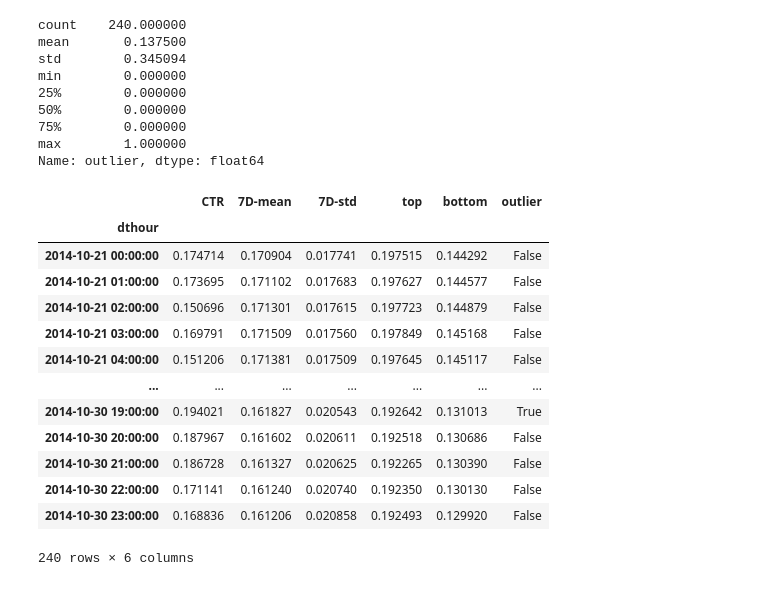
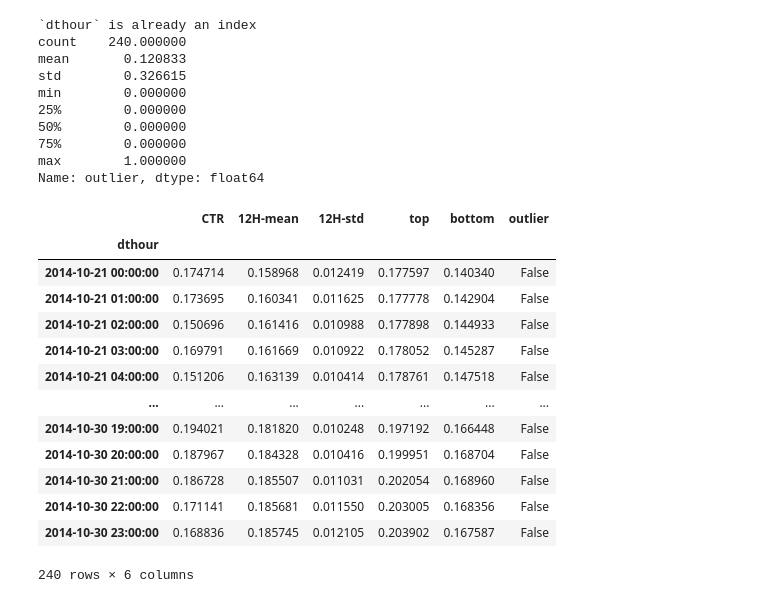
Before and after one commit to nocibambi/adverity-ctr-challenge, a Jupyter notebook: outlier_detection.ipynb, the cells around one changed output. Drawn from its saved outputs; the diff is of its cells as text; code cells hidden in the pictures.

```diff
--- a/outlier_detection.ipynb
+++ b/outlier_detection.ipynb
@@ -47,27 +130,70 @@ hourly["outlier"] = (hourly["CTR"] > hourly["top"]) | (
+# %%
+def plot_outliers(hourly):
+    try:
+        hourly.reset_index("dthour", inplace=True)
+    except KeyError:
+        print("`dthour` is already a column")
+
+    points = (
+        alt.Chart(hourly)
+        .mark_point()
+        .encode(
+            x="dthour:T",
+            y=alt.Y("CTR:Q", scale=alt.Scale(zero=False)),
+            color=alt.Color("outlier:N"),
+            tooltip=["dthour:T", "CTR", "outlier"],
+        )
+    )
+
+    lines = alt.layer(
+        alt.Chart(hourly)
+        .mark_line(opacity=0.5, color="grey")
+        .encode(x="dthour:T", y="CTR:Q"),
+        alt.Chart(hourly)
+        .mark_line(opacity=0.5, color="red")
+        .encode(x="dthour:T", y=f"{window}-mean:Q"),
+        alt.Chart(hourly)
+        .mark_area(opacity=0.2)
+        .encode(x="dthour:T", y="top:Q", y2="bottom:Q"),
+    )
+
+    (points + lines).properties(title="CTR Outliers", width=600, height=150).display()
 # %%
+window = "12H"
+
+hourly = rolling_metrics(hourly, window)
+hourly = define_outliers(hourly, window)
+
 print(hourly["outlier"].astype(int).describe())
-hourly.loc[:, ["CTR", f"{window}-mean", f"{window}-std", "top", "bottom", "outlier"]]
+display(
+    hourly.loc[
+        :, ["CTR", f"{window}-mean", f"{window}-std", "top", "bottom", "outlier"]
+    ]
+)
+
+plot_outliers(hourly)
 # %% [output]
+`dthour` is already an index
 count    240.000000
-mean       0.137500
-std        0.345094
+mean       0.120833
+std        0.326615
 min        0.000000
 25%        0.000000
 50%        0.000000
 75%        0.000000
 max        1.000000
 Name: outlier, dtype: float64
-|  | CTR | 7D-mean | 7D-std | top | bottom | outlier |
+|  | CTR | 12H-mean | 12H-std | top | bottom | outlier |
 | dthour |  |  |  |  |  |  |
-| 2014-10-21 00:00:00 | 0.174714 | 0.170904 | 0.017741 | 0.197515 | 0.144292 | False |
-| 2014-10-21 01:00:00 | 0.173695 | 0.171102 | 0.017683 | 0.197627 | 0.144577 | False |
-| 2014-10-21 02:00:00 | 0.150696 | 0.171301 | 0.017615 | 0.197723 | 0.144879 | False |
-| 2014-10-21 03:00:00 | 0.169791 | 0.171509 | 0.017560 | 0.197849 | 0.145168 | False |
-| 2014-10-21 04:00:00 | 0.151206 | 0.171381 | 0.017509 | 0.197645 | 0.145117 | False |
+| 2014-10-21 00:00:00 | 0.174714 | 0.158968 | 0.012419 | 0.177597 | 0.140340 | False |
+| 2014-10-21 01:00:00 | 0.173695 | 0.160341 | 0.011625 | 0.177778 | 0.142904 | False |
+| 2014-10-21 02:00:00 | 0.150696 | 0.161416 | 0.010988 | 0.177898 | 0.144933 | False |
+| 2014-10-21 03:00:00 | 0.169791 | 0.161669 | 0.010922 | 0.178052 | 0.145287 | False |
+| 2014-10-21 04:00:00 | 0.151206 | 0.163139 | 0.010414 | 0.178761 | 0.147518 | False |
 | ... | ... | ... | ... | ... | ... | ... |
-| 2014-10-30 19:00:00 | 0.194021 | 0.161827 | 0.020543 | 0.192642 | 0.131013 | True |
-| 2014-10-30 20:00:00 | 0.187967 | 0.161602 | 0.020611 | 0.192518 | 0.130686 | False |
-| 2014-10-30 21:00:00 | 0.186728 | 0.161327 | 0.020625 | 0.192265 | 0.130390 | False |
-| 2014-10-30 22:00:00 | 0.171141 | 0.161240 | 0.020740 | 0.192350 | 0.130130 | False |
-| 2014-10-30 23:00:00 | 0.168836 | 0.161206 | 0.020858 | 0.192493 | 0.129920 | False |
+| 2014-10-30 19:00:00 | 0.194021 | 0.181820 | 0.010248 | 0.197192 | 0.166448 | False |
+| 2014-10-30 20:00:00 | 0.187967 | 0.184328 | 0.010416 | 0.199951 | 0.168704 | False |
+| 2014-10-30 21:00:00 | 0.186728 | 0.185507 | 0.011031 | 0.202054 | 0.168960 | False |
+| 2014-10-30 22:00:00 | 0.171141 | 0.185681 | 0.011550 | 0.203005 | 0.168356 | False |
+| 2014-10-30 23:00:00 | 0.168836 | 0.185745 | 0.012105 | 0.203902 | 0.167587 | False |
 240 rows × 6 columns
```
Also changed, not shown: parts of 16 cells of this notebook, 1 other file.
